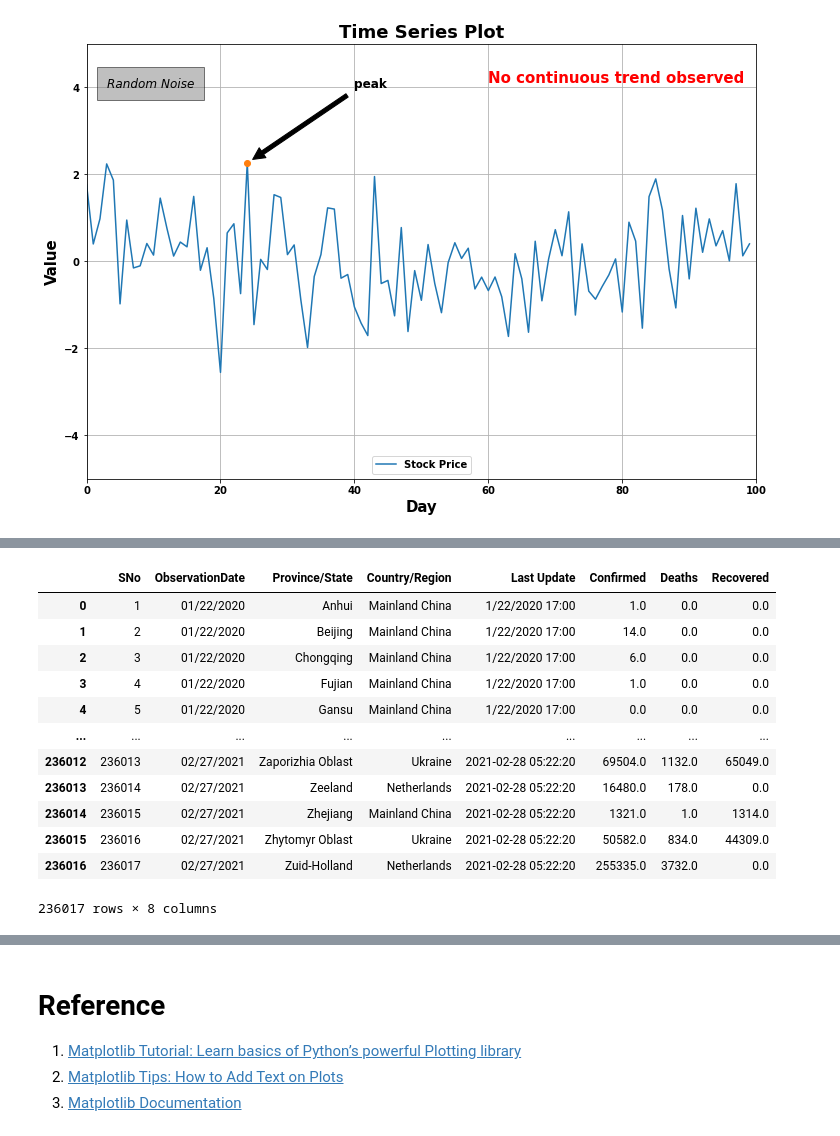
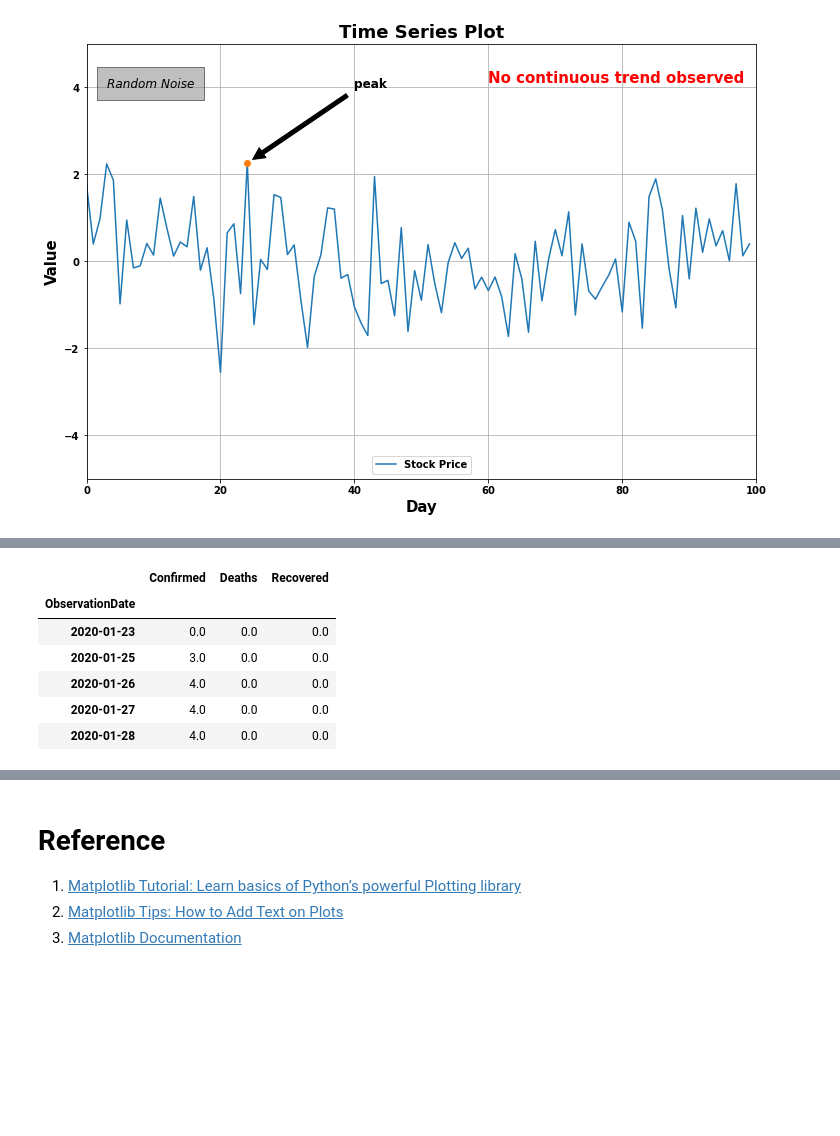
Before and after one commit to CertifaiAI/basics-of-data-analytics, a Jupyter notebook: Matplotlib/01 - Getting started with Pyplot.ipynb, the cells around one changed output, grey strips where cells are left out. Drawn from its saved outputs; the diff is of its cells as text; code cells hidden in the pictures; blank space fills up the shorter version.

```diff
--- a/Matplotlib/01 - Getting started with Pyplot.ipynb
+++ b/Matplotlib/01 - Getting started with Pyplot.ipynb
@@ -329,21 +361,20 @@ You are give a set of data that contain the number of COVID-19 cases.
 # %%
 from pathlib import Path
 import pandas as pd
+
+# Read and preprocess the dataset
 dataste_dir_path = Path().resolve().parent/'Datasets'
 data_dir_path = dataste_dir_path/'covid_19_data.csv'
 covid_data = pd.read_csv(data_dir_path)
-covid_data
+new_covid_data = covid_data.loc[covid_data["Country/Region"] == 'Malaysia']
+new_covid_data = new_covid_data.set_index(pd.to_datetime(new_covid_data["ObservationDate"]))
+new_covid_data = new_covid_data.drop(columns = ['SNo','ObservationDate','Province/State','Country/Region','Last Update'])
+new_covid_data.head()
 # %% [output]
-|  | SNo | ObservationDate | Province/State | Country/Region | Last Update | Confirmed | Deaths | Recovered |
-| 0 | 1 | 01/22/2020 | Anhui | Mainland China | 1/22/2020 17:00 | 1.0 | 0.0 | 0.0 |
-| 1 | 2 | 01/22/2020 | Beijing | Mainland China | 1/22/2020 17:00 | 14.0 | 0.0 | 0.0 |
-| 2 | 3 | 01/22/2020 | Chongqing | Mainland China | 1/22/2020 17:00 | 6.0 | 0.0 | 0.0 |
-| 3 | 4 | 01/22/2020 | Fujian | Mainland China | 1/22/2020 17:00 | 1.0 | 0.0 | 0.0 |
-| 4 | 5 | 01/22/2020 | Gansu | Mainland China | 1/22/2020 17:00 | 0.0 | 0.0 | 0.0 |
-| ... | ... | ... | ... | ... | ... | ... | ... | ... |
-| 236012 | 236013 | 02/27/2021 | Zaporizhia Oblast | Ukraine | 2021-02-28 05:22:20 | 69504.0 | 1132.0 | 65049.0 |
-| 236013 | 236014 | 02/27/2021 | Zeeland | Netherlands | 2021-02-28 05:22:20 | 16480.0 | 178.0 | 0.0 |
-| 236014 | 236015 | 02/27/2021 | Zhejiang | Mainland China | 2021-02-28 05:22:20 | 1321.0 | 1.0 | 1314.0 |
-| 236015 | 236016 | 02/27/2021 | Zhytomyr Oblast | Ukraine | 2021-02-28 05:22:20 | 50582.0 | 834.0 | 44309.0 |
-| 236016 | 236017 | 02/27/2021 | Zuid-Holland | Netherlands | 2021-02-28 05:22:20 | 255335.0 | 3732.0 | 0.0 |
+|  | Confirmed | Deaths | Recovered |
+| ObservationDate |  |  |  |
+| 2020-01-23 | 0.0 | 0.0 | 0.0 |
+| 2020-01-25 | 3.0 | 0.0 | 0.0 |
+| 2020-01-26 | 4.0 | 0.0 | 0.0 |
+| 2020-01-27 | 4.0 | 0.0 | 0.0 |
+| 2020-01-28 | 4.0 | 0.0 | 0.0 |
-236017 rows × 8 columns
```
Also changed, not shown: parts of 19 cells of this notebook.
